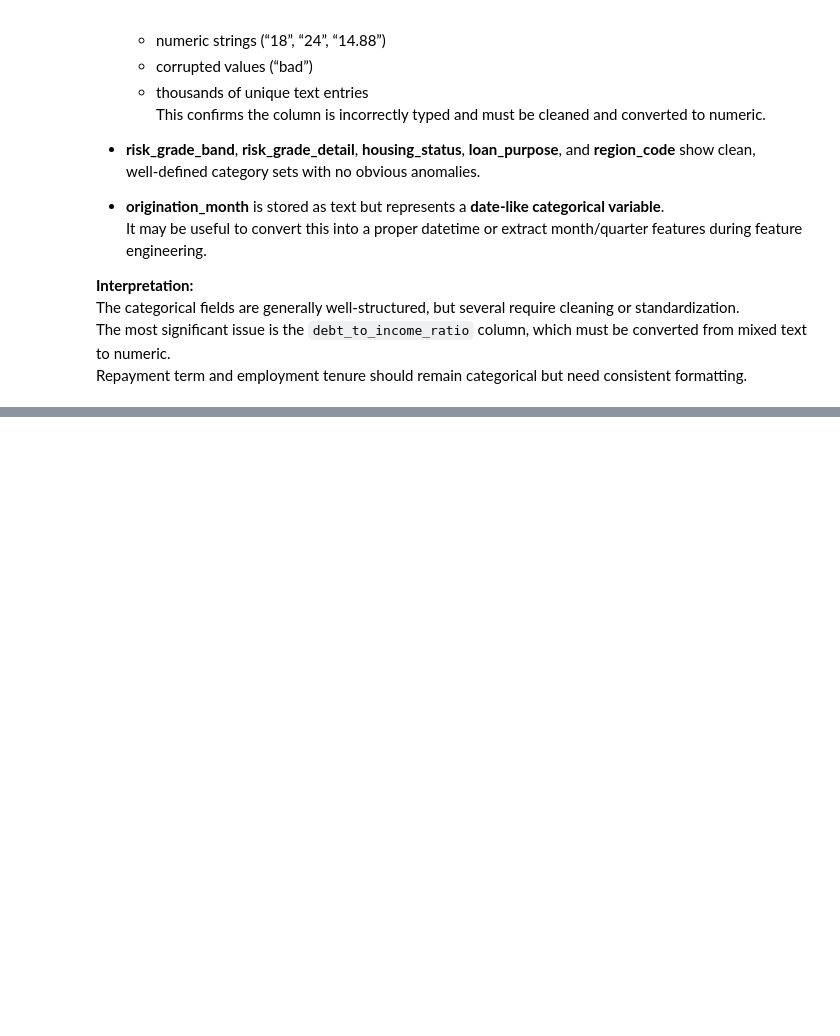
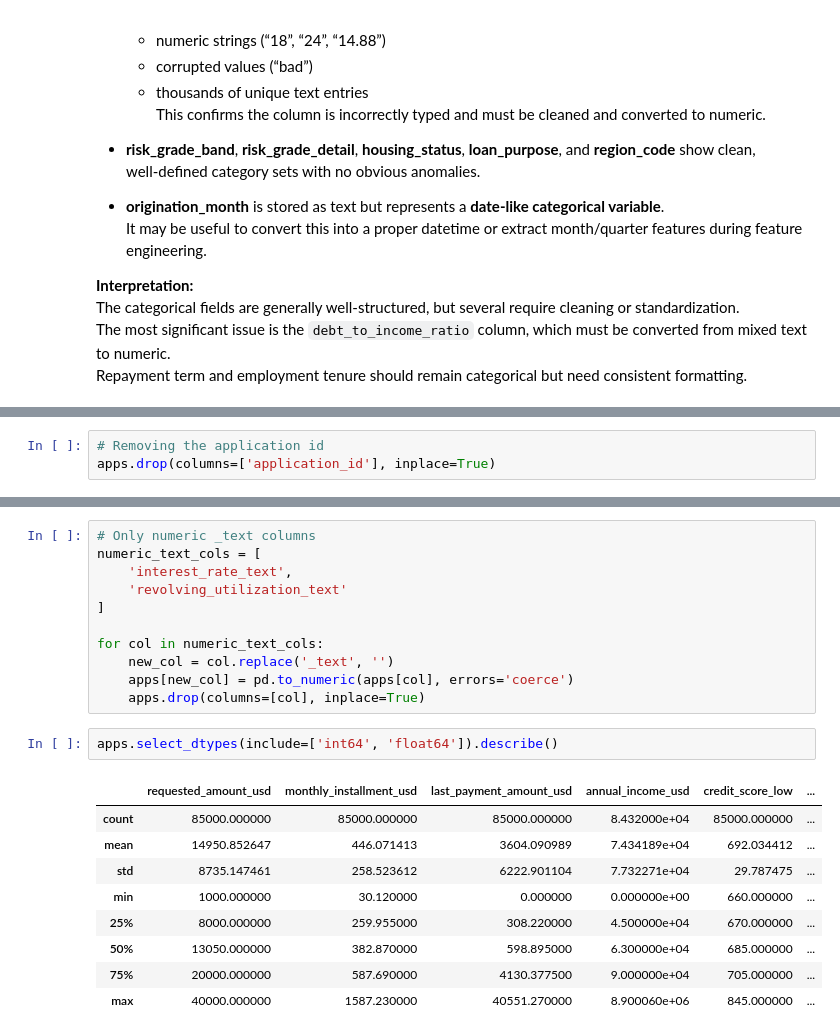
Before and after one commit to JoseAlberto88/Credit-Default-Risk-Analysis, a Jupyter notebook: python/Python_project_group3.ipynb, the cells around one changed output, grey strips where cells are left out. Drawn from its saved outputs; the diff is of its cells as text; blank space fills up the shorter version.

```diff
--- a/python/Python_project_group3.ipynb
+++ b/python/Python_project_group3.ipynb
@@ -374,0 +386,3 @@ Repayment term and employment tenure should remain categorical but need consiste
+# %%
+# Removing the application id
+apps.drop(columns=['application_id'], inplace=True)
@@ -374,0 +405,23 @@ Repayment term and employment tenure should remain categorical but need consiste
+# %%
+# Only numeric _text columns
+numeric_text_cols = [
+    'interest_rate_text',
+    'revolving_utilization_text'
+]
+
+for col in numeric_text_cols:
+    new_col = col.replace('_text', '')
+    apps[new_col] = pd.to_numeric(apps[col], errors='coerce')
+    apps.drop(columns=[col], inplace=True)
+# %%
+apps.select_dtypes(include=['int64', 'float64']).describe()
+# %% [output]
+|  | requested_amount_usd | monthly_installment_usd | last_payment_amount_usd | annual_income_usd | credit_score_low | ... |
+| count | 85000.000000 | 85000.000000 | 85000.000000 | 8.432000e+04 | 85000.000000 | ... |
+| mean | 14950.852647 | 446.071413 | 3604.090989 | 7.434189e+04 | 692.034412 | ... |
+| std | 8735.147461 | 258.523612 | 6222.901104 | 7.732271e+04 | 29.787475 | ... |
+| min | 1000.000000 | 30.120000 | 0.000000 | 0.000000e+00 | 660.000000 | ... |
+| 25% | 8000.000000 | 259.955000 | 308.220000 | 4.500000e+04 | 670.000000 | ... |
+| 50% | 13050.000000 | 382.870000 | 598.895000 | 6.300000e+04 | 685.000000 | ... |
+| 75% | 20000.000000 | 587.690000 | 4130.377500 | 9.000000e+04 | 705.000000 | ... |
+| max | 40000.000000 | 1587.230000 | 40551.270000 | 8.900060e+06 | 845.000000 | ... |
```
Also changed, not shown: parts of 3 cells of this notebook.
